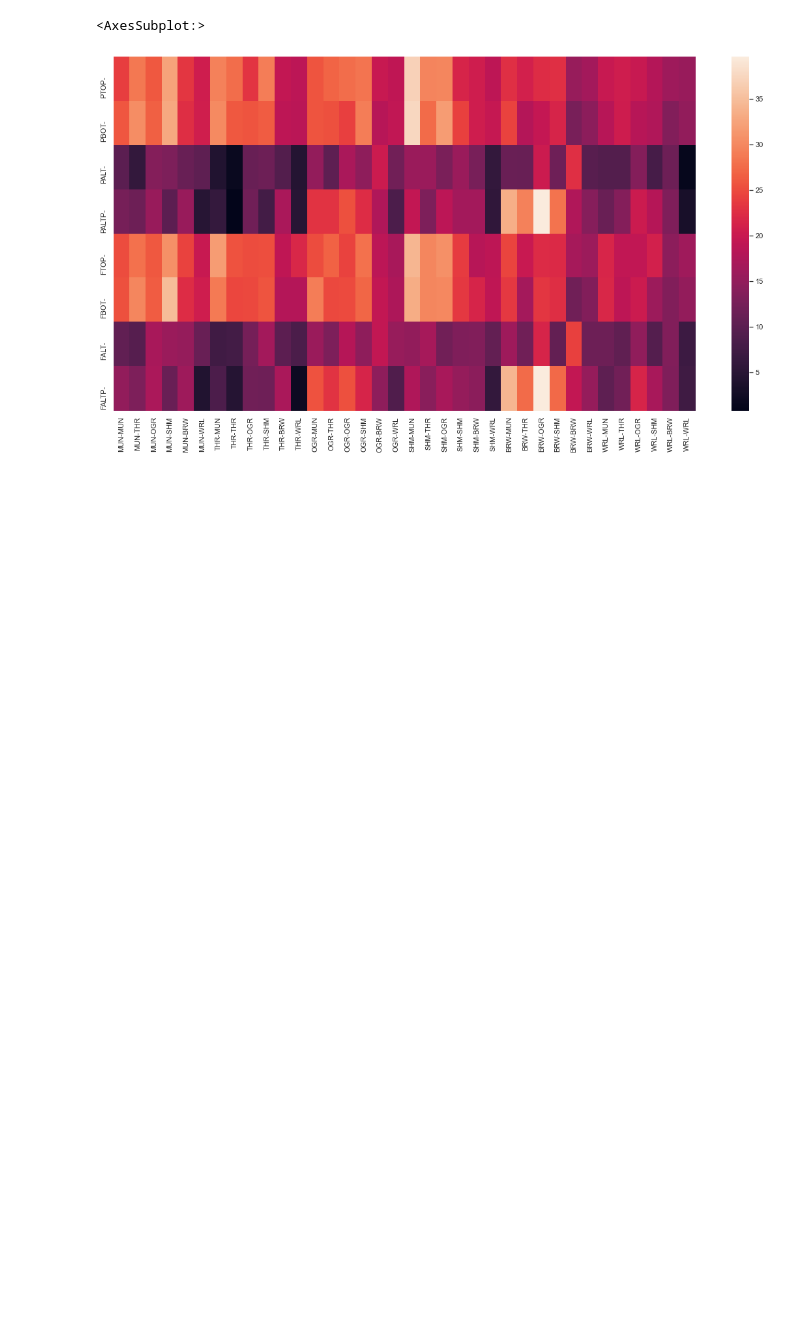
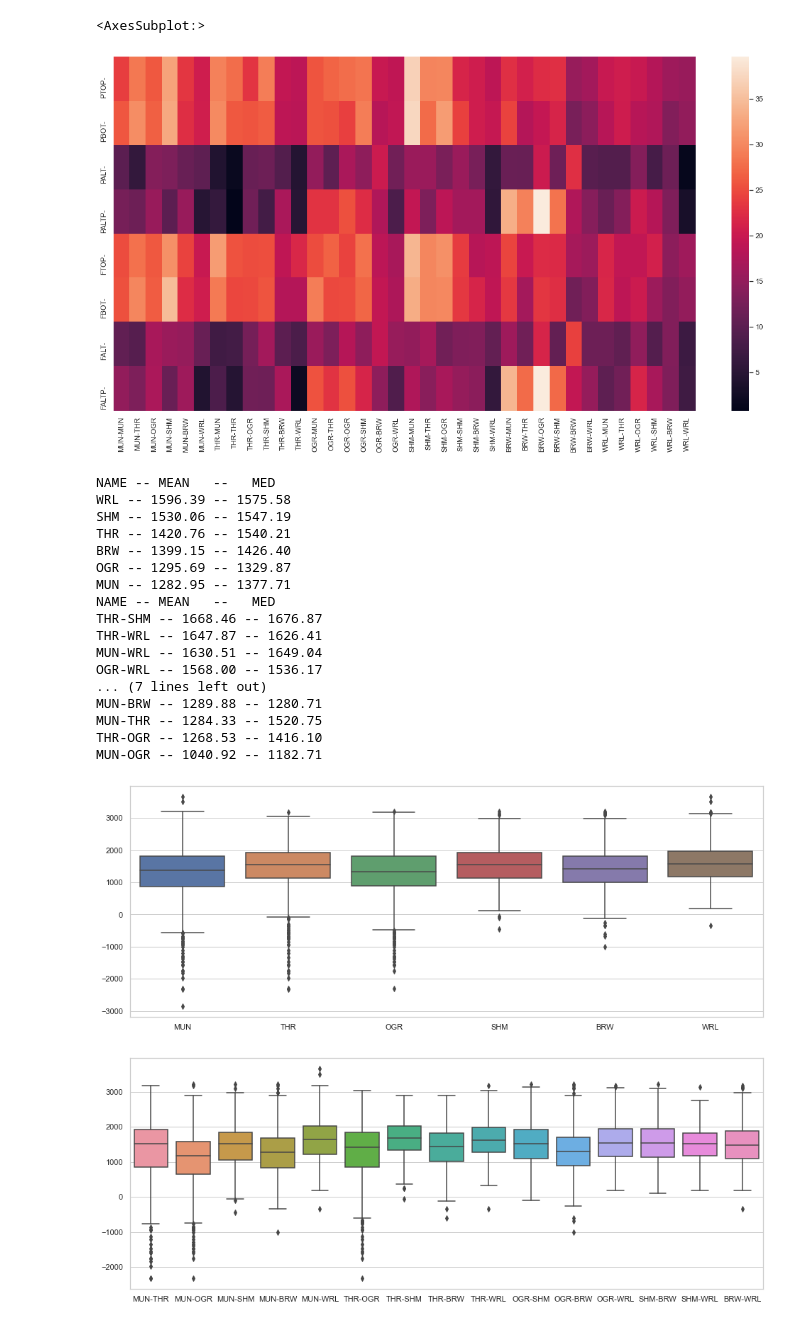
Before and after one commit to Bryukh/AILeagueBalance, a Jupyter notebook: GiantGatesAutoBalancerResults.ipynb, the cells around one changed output. Saved outputs shown, nothing was run; the diff lists cells and outputs as text; code cells hidden in the pictures; blank space fills up the shorter version.

```diff
--- a/GiantGatesAutoBalancerResults.ipynb
+++ b/GiantGatesAutoBalancerResults.ipynb
@@ -256,3 +257,37 @@ sns.heatmap(df.transpose())
 # %% [output]
 <AxesSubplot:>
 [figure]
+# %%
+# Version 0.8.27.a
+# team by 4
+# TOP/BOT point with assault
+# munchkin
+# attackDamage +1
+ladder_result = take_and_clean('rankings827NF', '827NF')
+unit_scores = collect_scores(ladder_result)
+print_score_data(unit_scores)
+boxplot_score(unit_scores, 6)
+
+pairs_scores = collect_pairs_scores(ladder_result)
+print_score_data(pairs_scores)
+boxplot_score(pairs_scores, 6)
+# %% [output]
+NAME -- MEAN   --   MED
+WRL -- 1596.39 -- 1575.58
+SHM -- 1530.06 -- 1547.19
+THR -- 1420.76 -- 1540.21
+BRW -- 1399.15 -- 1426.40
+OGR -- 1295.69 -- 1329.87
+MUN -- 1282.95 -- 1377.71
+NAME -- MEAN   --   MED
+THR-SHM -- 1668.46 -- 1676.87
+THR-WRL -- 1647.87 -- 1626.41
+MUN-WRL -- 1630.51 -- 1649.04
+OGR-WRL -- 1568.00 -- 1536.17
+... (7 lines left out)
+MUN-BRW -- 1289.88 -- 1280.71
+MUN-THR -- 1284.33 -- 1520.75
+THR-OGR -- 1268.53 -- 1416.10
+MUN-OGR -- 1040.92 -- 1182.71
+[figure, added]
+[figure, added]
```
Also changed, not shown: parts of 7 cells of this notebook, 18 other files.
